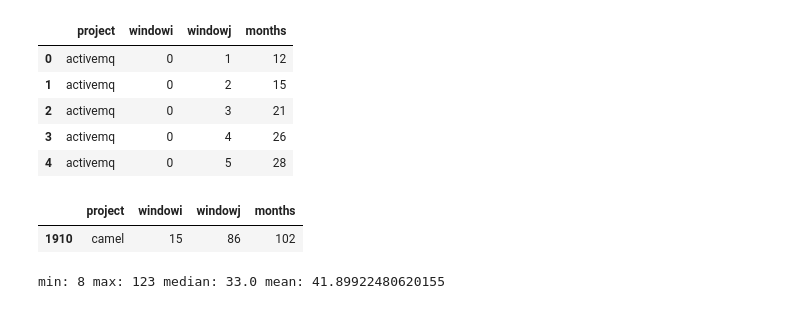
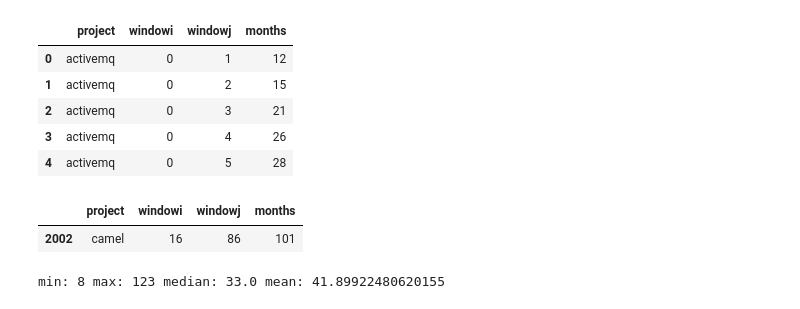
Before and after one commit to SAILResearch/replication-23-harsh-model_recycling, a Jupyter notebook: time-windows.ipynb, the cells around one changed output. Drawn from its saved outputs; the diff is of its cells as text; code cells hidden in the pictures.

```diff
--- a/time-windows.ipynb
+++ b/time-windows.ipynb
@@ -46,10 +46,10 @@ ignite: 56
 | 3 | activemq | 0 | 4 | 26 |
 | 4 | activemq | 0 | 5 | 28 |
 # %%
-delta_df[(delta_df["project"] == "camel") & (delta_df["windowi"] == 15) & (delta_df["windowj"] == 86)]
+delta_df[(delta_df["project"] == "camel") & (delta_df["windowi"] == 16) & (delta_df["windowj"] == 86)]
 # %% [output]
 |  | project | windowi | windowj | months |
-| 1910 | camel | 15 | 86 | 102 |
+| 2002 | camel | 16 | 86 | 101 |
 # %%
 months = []
 for project_name in settings.PROJECTS:
```
Also changed, not shown: parts of 7 cells of this notebook, 3 other files.
